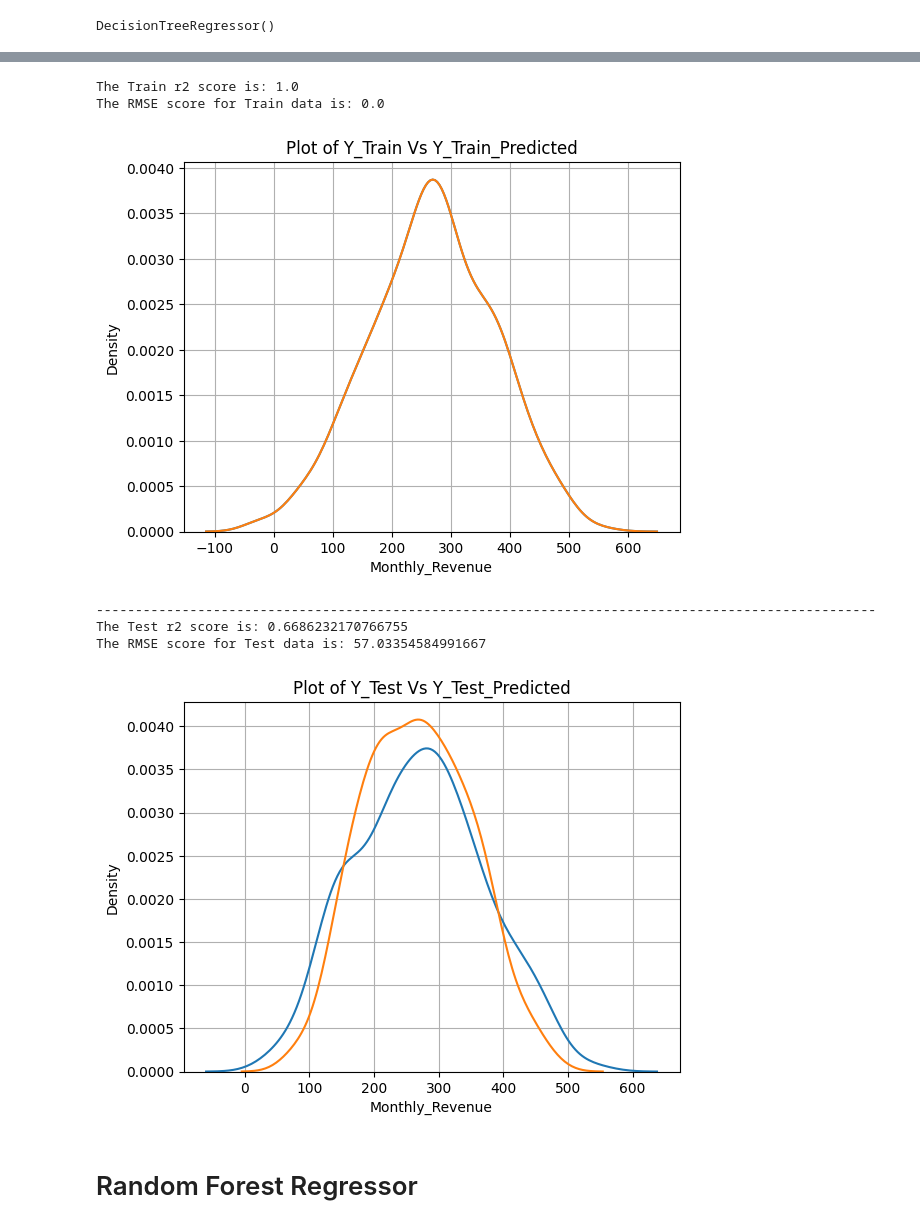
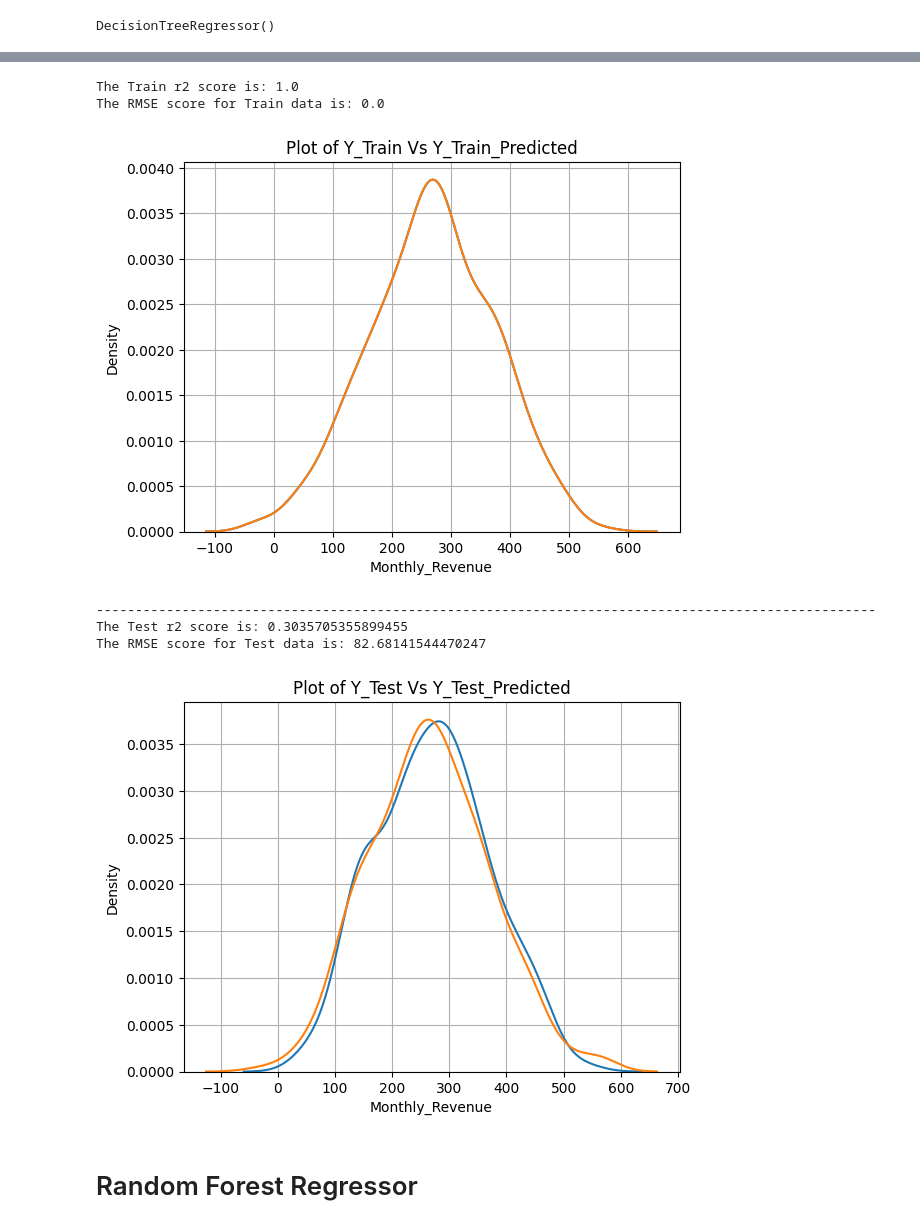
Before and after one commit to shivank124/Kaggle, a Jupyter notebook: restaurant-revenue-prediction-modelbuilding.ipynb, the cells around one changed output, grey strips where cells are left out. Drawn from its saved outputs; the diff is of its cells as text; code cells hidden in the pictures.

```diff
--- a/restaurant-revenue-prediction-modelbuilding.ipynb
+++ b/restaurant-revenue-prediction-modelbuilding.ipynb
@@ -235,6 +237,6 @@ dt.fit(x_train,y_train)
 # %% [output]
 DecisionTreeRegressor()
 # %%
-y_pred_dt = dt.predict(x_test)
-y_pred_dt
+y_pred_test_dt = dt.predict(x_test)
+y_pred_test_dt
 # %% [output]
@@ -259,0 +260,2 @@ r2_score_dt = r2_score(y_test,y_pred_dt)
+# %%
+y_pred_train_dt = dt.predict(x_train)
@@ -260,28 +265,27 @@ r2_score_dt = r2_score(y_test,y_pred_dt)
 # %%
-y_pred_train = dt.predict(x_train)
-print(f"The Train r2 score is: {r2_score(y_train,y_pred_train)}")
-print(f"The RMSE score for Train data is: {mean_squared_error(y_train,y_pred_train,squared=False)}")
+print(f"The Train r2 score is: {r2_score(y_train,y_pred_train_dt)}")
+print(f"The RMSE score for Train data is: {mean_squared_error(y_train,y_pred_train_dt,squared=False)}")
 sns.kdeplot(y_train)
-sns.kdeplot(y_pred_train)
+sns.kdeplot(y_pred_train_dt)
 plt.grid()
 plt.title('Plot of Y_Train Vs Y_Train_Predicted')
 plt.show()
 print("--"*50)
-print(f"The Test r2 score is: {r2_score(y_test,y_pred)}")
-print(f"The RMSE score for Test data is: {mean_squared_error(y_test,y_pred,squared=False)}")
+print(f"The Test r2 score is: {r2_score(y_test,y_pred_test_dt)}")
+print(f"The RMSE score for Test data is: {mean_squared_error(y_test,y_pred_test_dt,squared=False)}")
 sns.kdeplot(y_test)
-sns.kdeplot(y_pred)
+sns.kdeplot(y_pred_test_dt)
 plt.grid()
 plt.title('Plot of Y_Test Vs Y_Test_Predicted')
 plt.show()
 # %% [output]
 The Train r2 score is: 1.0
 The RMSE score for Train data is: 0.0
 [figure]
 ----------------------------------------------------------------------------------------------------
-The Test r2 score is: 0.6686232170766755
-The RMSE score for Test data is: 57.03354584991667
+The Test r2 score is: 0.3035705355899455
+The RMSE score for Test data is: 82.68141544470247
-[figure, old version]
+[figure, new version]
 # %% [markdown]
 # Random Forest Regressor
 # %%
```
Also changed, not shown: parts of 24 cells of this notebook.
